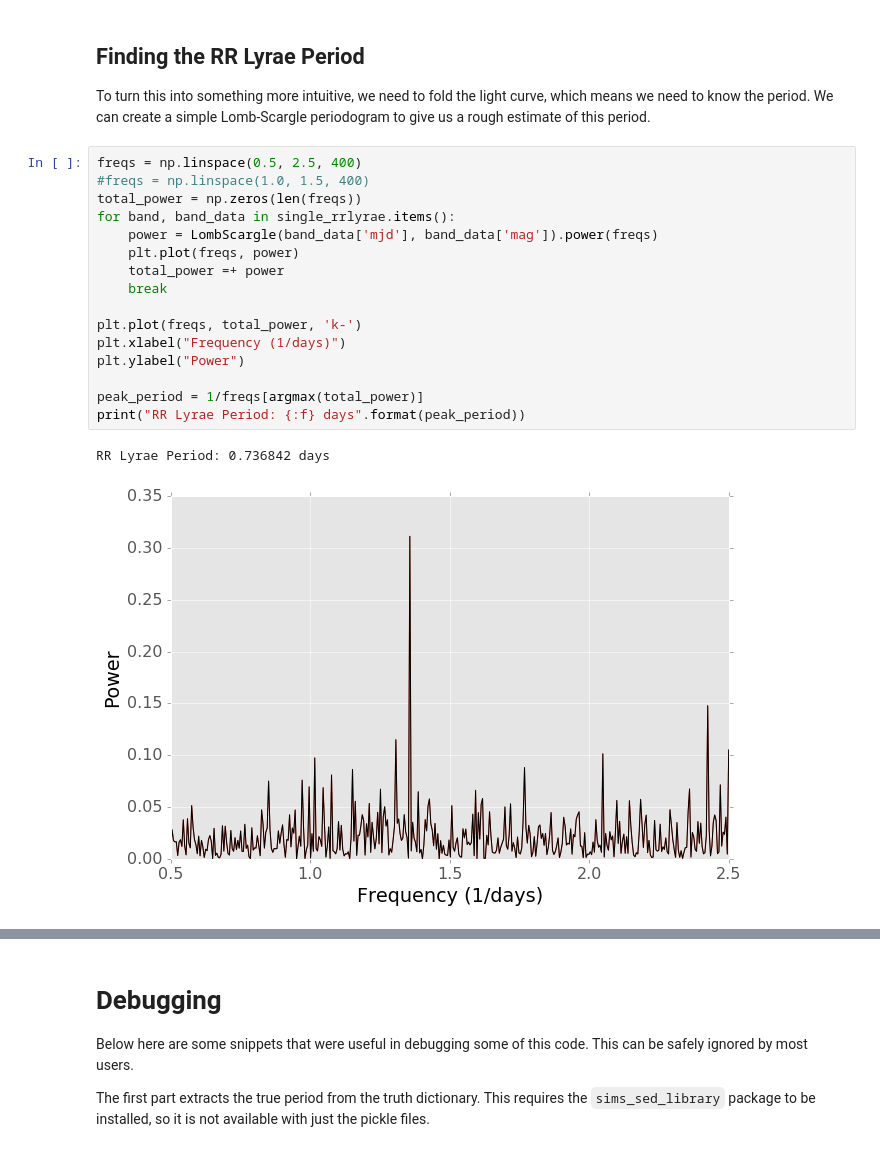
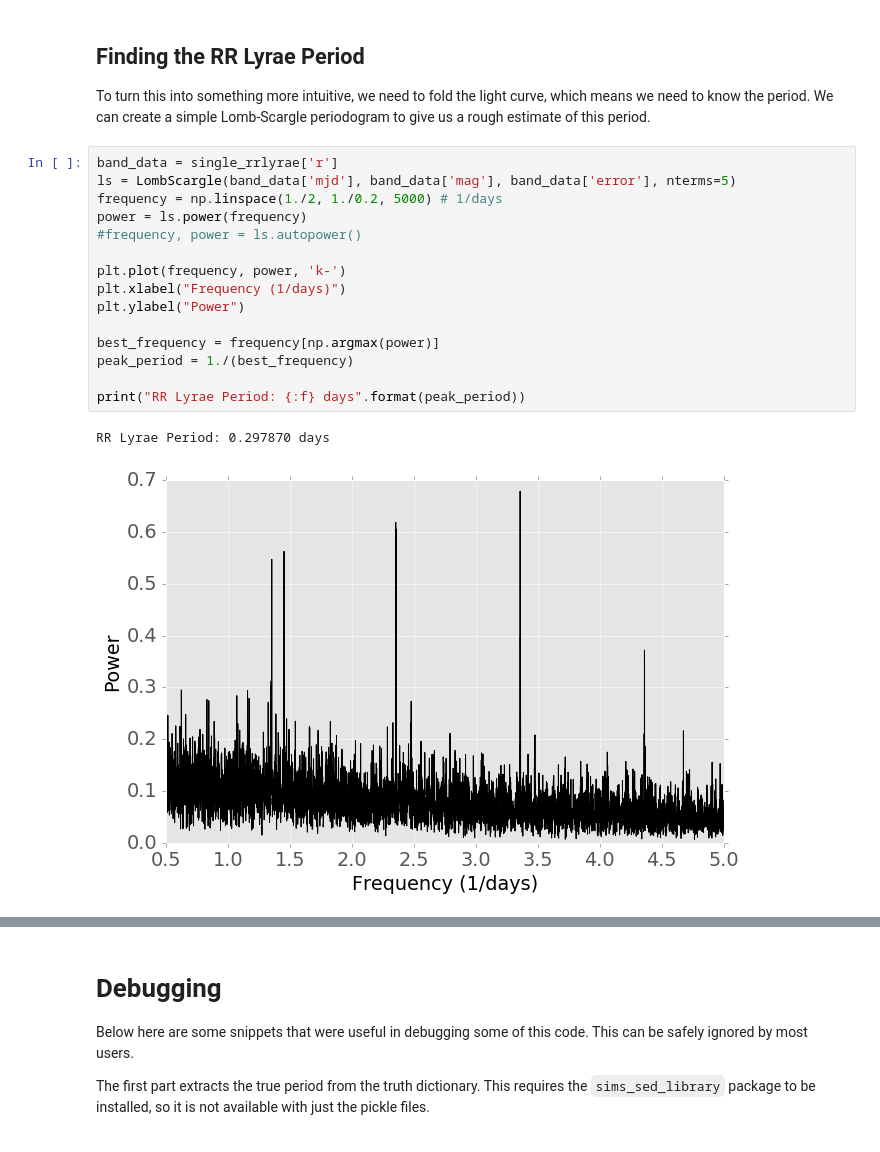
Before and after one commit to lsst-dmsst/demo-lsst-uk-2016, a Jupyter notebook: Lightcurves/analyze_RR_lyrae.ipynb, the cells around one changed output, grey strips where cells are left out. Saved outputs shown, nothing was run; the diff lists cells and outputs as text.

```diff
--- a/Lightcurves/analyze_RR_lyrae.ipynb
+++ b/Lightcurves/analyze_RR_lyrae.ipynb
@@ -74,23 +80,22 @@ Finding the RR Lyrae Period
 ---------------------------
 
 To turn this into something more intuitive, we need to fold the light curve, which means we need to know the period. We can create a simple Lomb-Scargle periodogram to give us a rough estimate of this period.
-# %%
-freqs = np.linspace(0.5, 2.5, 400)
-#freqs = np.linspace(1.0, 1.5, 400)
-total_power = np.zeros(len(freqs))
-for band, band_data in single_rrlyrae.items():
-    power = LombScargle(band_data['mjd'], band_data['mag']).power(freqs)
-    plt.plot(freqs, power)
-    total_power =+ power
-    break
-
-plt.plot(freqs, total_power, 'k-')
-plt.xlabel("Frequency (1/days)")
-plt.ylabel("Power")
-
-peak_period = 1/freqs[argmax(total_power)]
-print("RR Lyrae Period: {:f} days".format(peak_period))
-# %% [output]
-RR Lyrae Period: 0.736842 days
-[figure, removed]
+# %%
+band_data = single_rrlyrae['r']
+ls = LombScargle(band_data['mjd'], band_data['mag'], band_data['error'], nterms=5)
+frequency = np.linspace(1./2, 1./0.2, 5000) # 1/days
+power = ls.power(frequency)
+#frequency, power = ls.autopower()
+
+plt.plot(frequency, power, 'k-')
+plt.xlabel("Frequency (1/days)")
+plt.ylabel("Power")
+
+best_frequency = frequency[np.argmax(power)]
+peak_period = 1./(best_frequency)
+
+print("RR Lyrae Period: {:f} days".format(peak_period))
+# %% [output]
+RR Lyrae Period: 0.297870 days
+[figure, added]
 # %%
```
Also changed, not shown: parts of 7 cells of this notebook, 1 other file.
